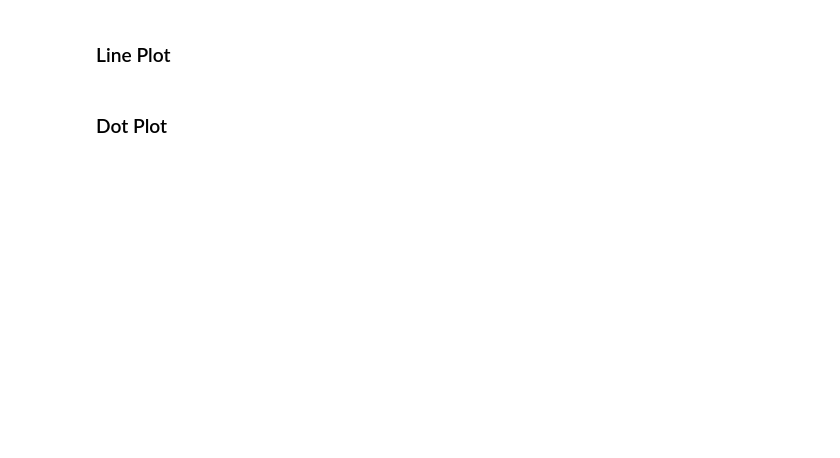
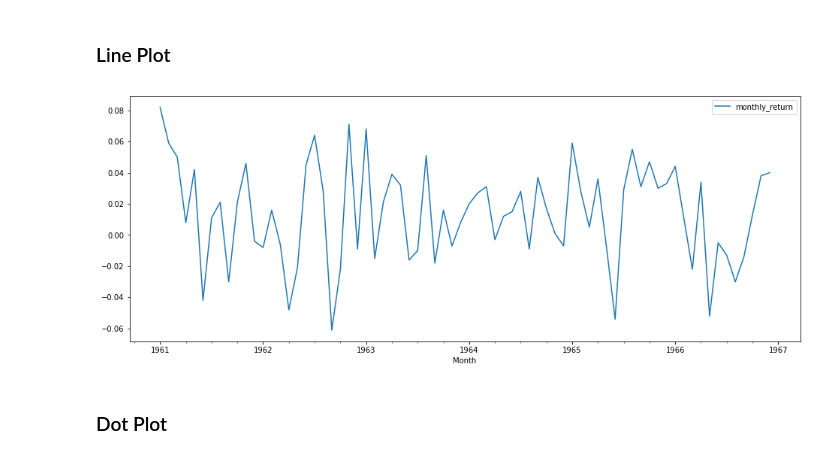
Before and after one commit to MrGeislinger/flatiron-school-data-science-curriculum-resources, a Jupyter notebook: Mod3/TimeSeries/time_series_intro.ipynb, the cells around one changed output. Drawn from its saved outputs; the diff is of its cells as text; code cells hidden in the pictures; blank space fills up the shorter version.

Commit message:
Time series plotting changes over time

```diff
--- a/Mod3/TimeSeries/time_series_intro.ipynb
+++ b/Mod3/TimeSeries/time_series_intro.ipynb
@@ -81,0 +191,9 @@ hourly.head(30)
+# %%
+# New York Stock Exchange average monthly returns [1961-1966] from curriculum
+nyse = pd.read_csv("NYSE_monthly.csv")
+col_name= 'Month'
+nyse[col_name] = pd.to_datetime(nyse[col_name])
+nyse.set_index(col_name, inplace=True)
+
+display(nyse.head(10))
+display(nyse.info())
@@ -82,4 +220,10 @@ hourly.head(30)
 # %% [markdown]
 ### Line Plot
+# %%
+nyse.plot(figsize = (16,6))
+import matplotlib.pyplot as plt
+plt.show()
+# %% [output]
+[figure, added]
 # %% [markdown]
 ### Dot Plot
```
Also changed, not shown: parts of 20 cells of this notebook.
